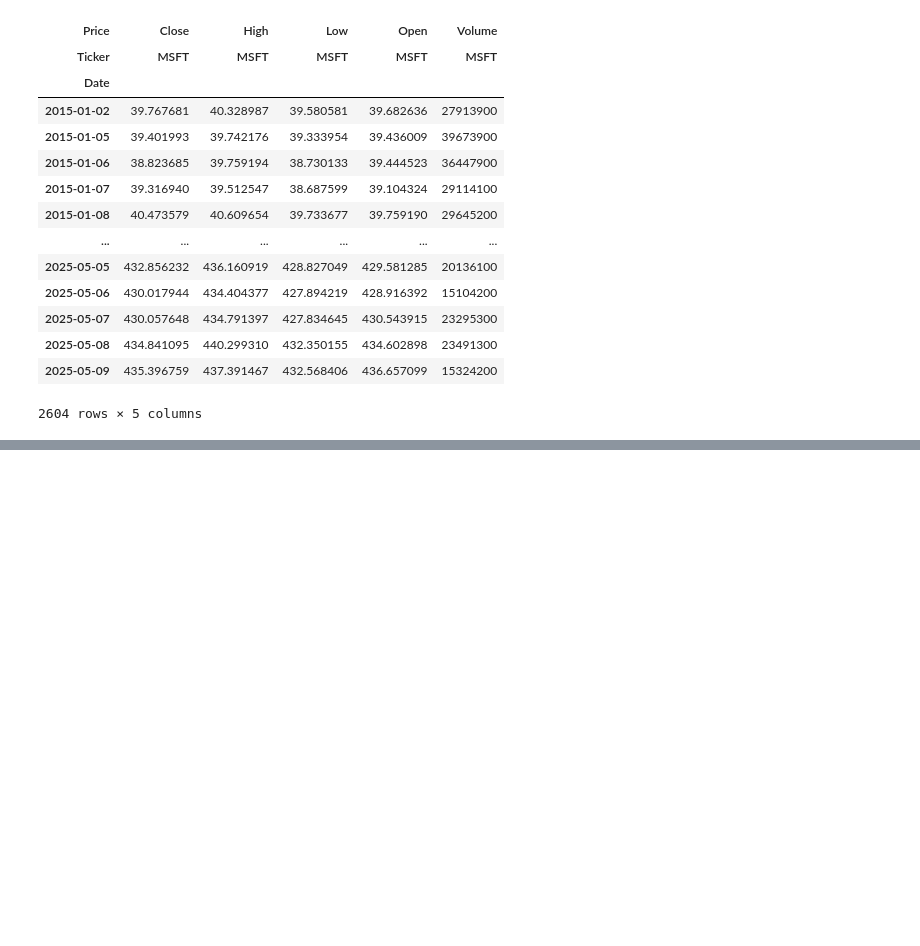
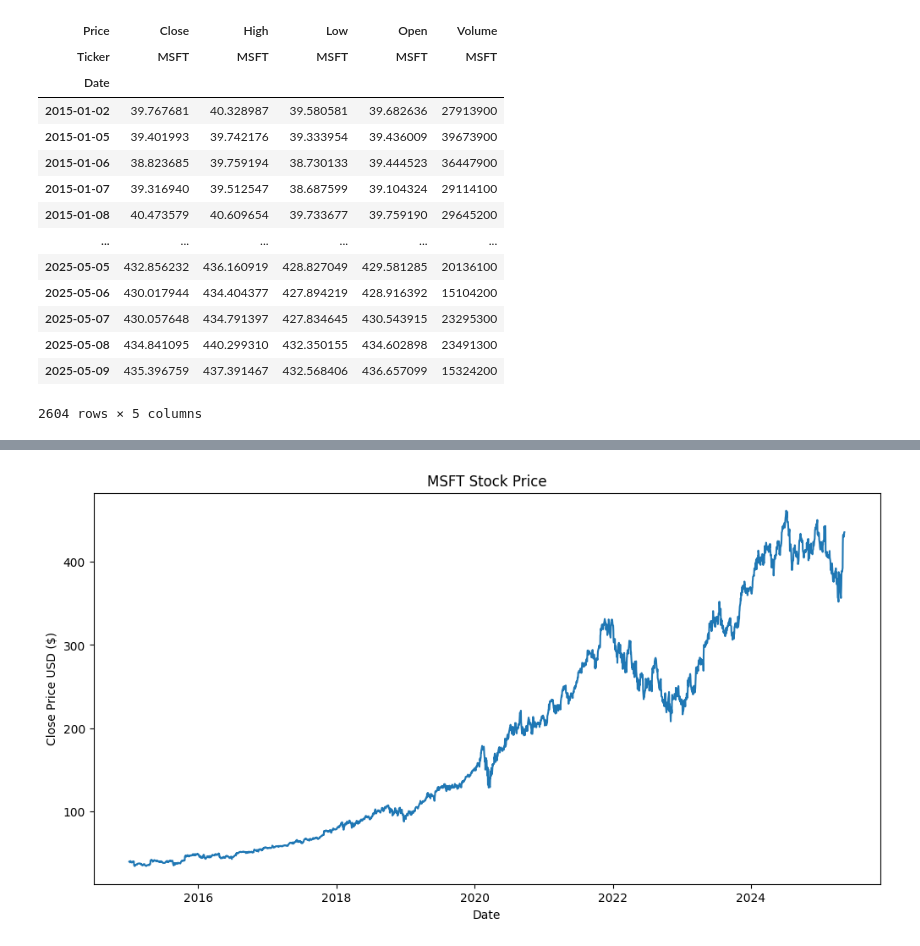
Before and after one commit to AtiqurRahman25/Neural-Network, a Jupyter notebook: TimeSeriesDataMining/main.ipynb, the cells around one changed output, grey strips where cells are left out. Cells and saved outputs as stored; diff of their text form; code cells hidden in the pictures; blank space fills up the shorter version.

Commit message:
Time Series Data Analysis - MSFT(60) Days prediction based upon previous closings.

```diff
--- a/TimeSeriesDataMining/main.ipynb
+++ b/TimeSeriesDataMining/main.ipynb
@@ -46,3 +46,6 @@ Successfully installed cffi-2.0.0 curl_cffi-0.15.0 frozendict-2.4.7 multitasking
 | 2025-05-08 | 434.841095 | 440.299310 | 432.350155 | 434.602898 | 23491300 |
 | 2025-05-09 | 435.396759 | 437.391467 | 432.568406 | 436.657099 | 15324200 |
 2604 rows × 5 columns
+# %%
+data = table[['Close']]
+data
@@ -48,0 +68,9 @@ Successfully installed cffi-2.0.0 curl_cffi-0.15.0 frozendict-2.4.7 multitasking
+# %%
+plt.figure(figsize=(12,6))
+plt.plot(data['Close'])
+plt.title(f"{ticker} Stock Price")
+plt.xlabel("Date")
+plt.ylabel("Close Price USD ($)")
+plt.show()
+# %% [output]
+[figure, added]
```
Also changed, not shown: parts of 10 cells of this notebook.
